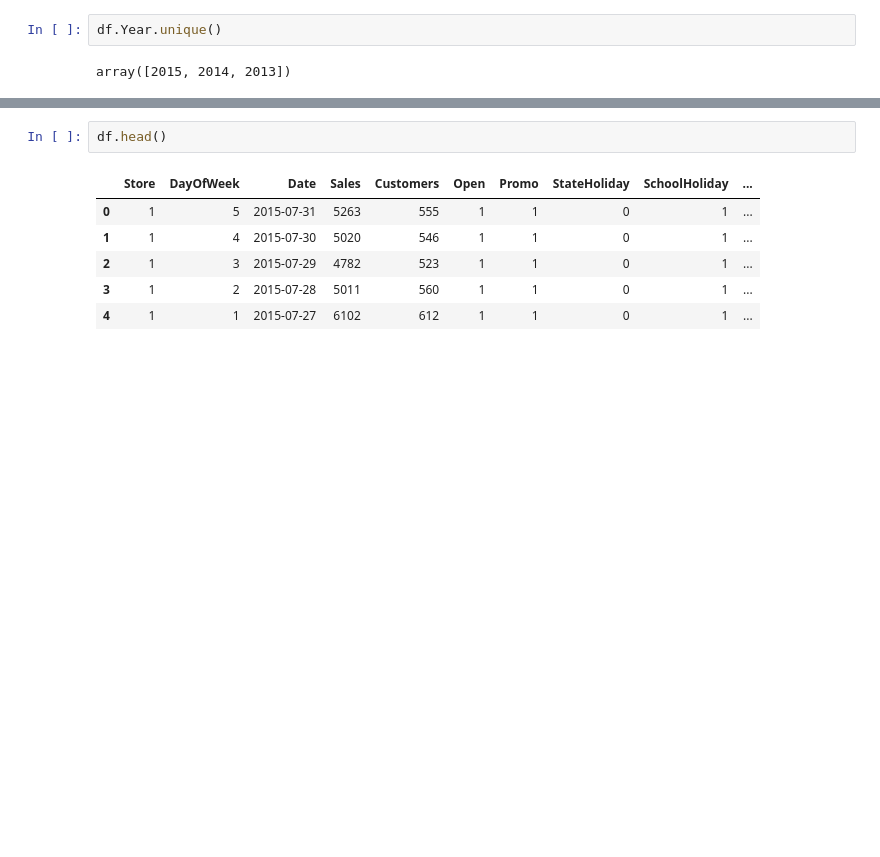
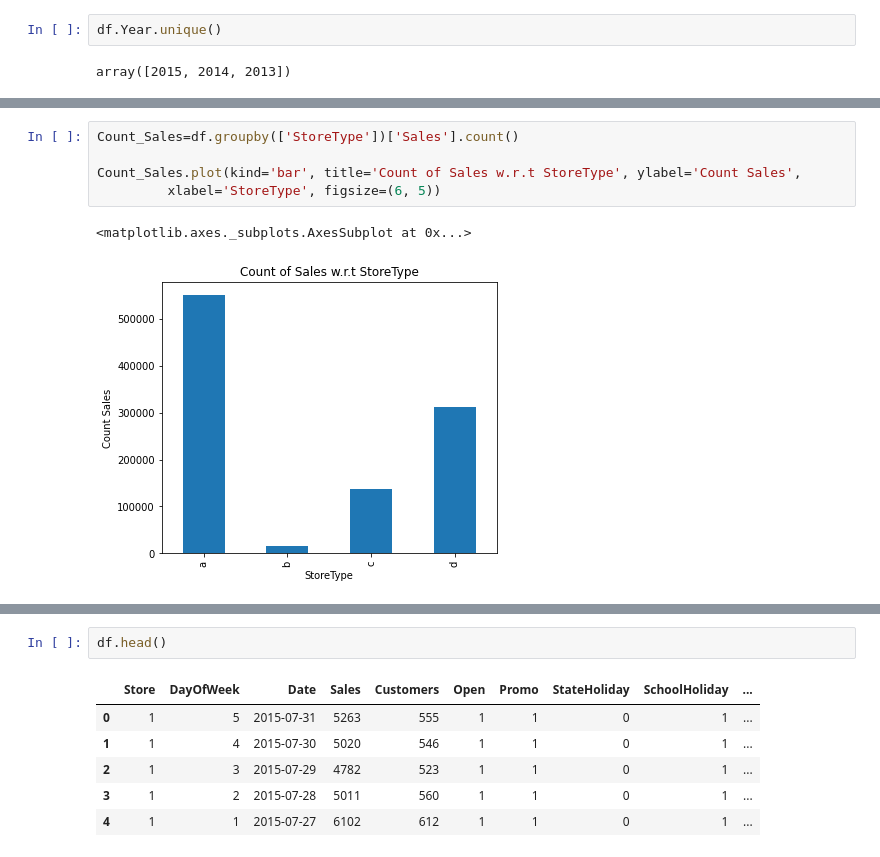
Before and after one commit to SaniyaBubere/ML_Regression_Retails_Sales_Prediction, a Jupyter notebook: ML_Regression_Retails_sales_Prediction.ipynb, the cells around one changed output, grey strips where cells are left out. Drawn from its saved outputs; the diff is of its cells as text; blank space fills up the shorter version.

```diff
--- a/ML_Regression_Retails_sales_Prediction.ipynb
+++ b/ML_Regression_Retails_sales_Prediction.ipynb
@@ -579,0 +589,8 @@ array([2015, 2014, 2013])
+# %%
+Count_Sales=df.groupby(['StoreType'])['Sales'].count()
+
+Count_Sales.plot(kind='bar', title='Count of Sales w.r.t StoreType', ylabel='Count Sales',
+         xlabel='StoreType', figsize=(6, 5))
+# %% [output]
+<matplotlib.axes._subplots.AxesSubplot at 0x...>
+[figure, added]
```
Also changed, not shown: parts of 15 cells of this notebook.
